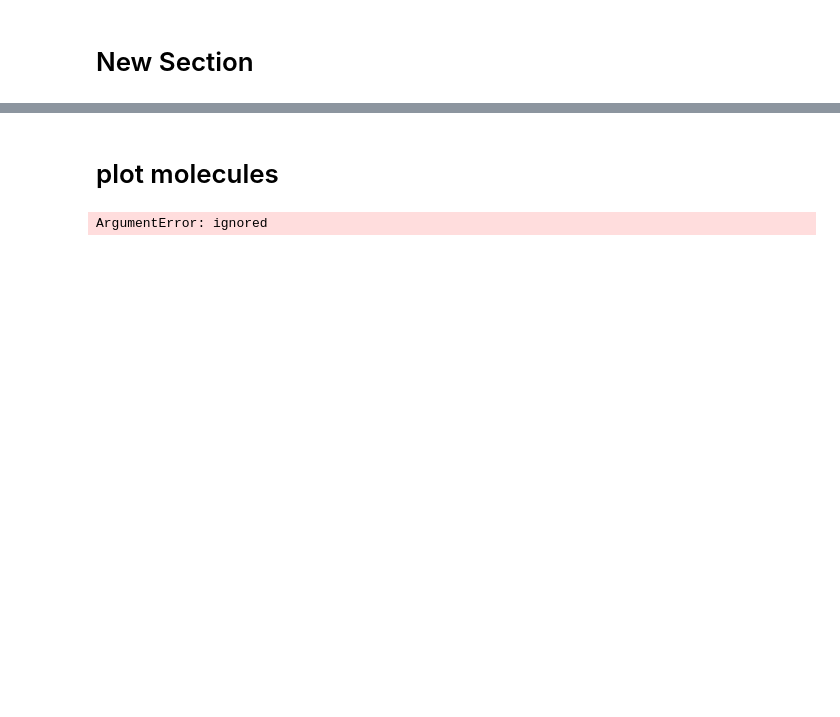
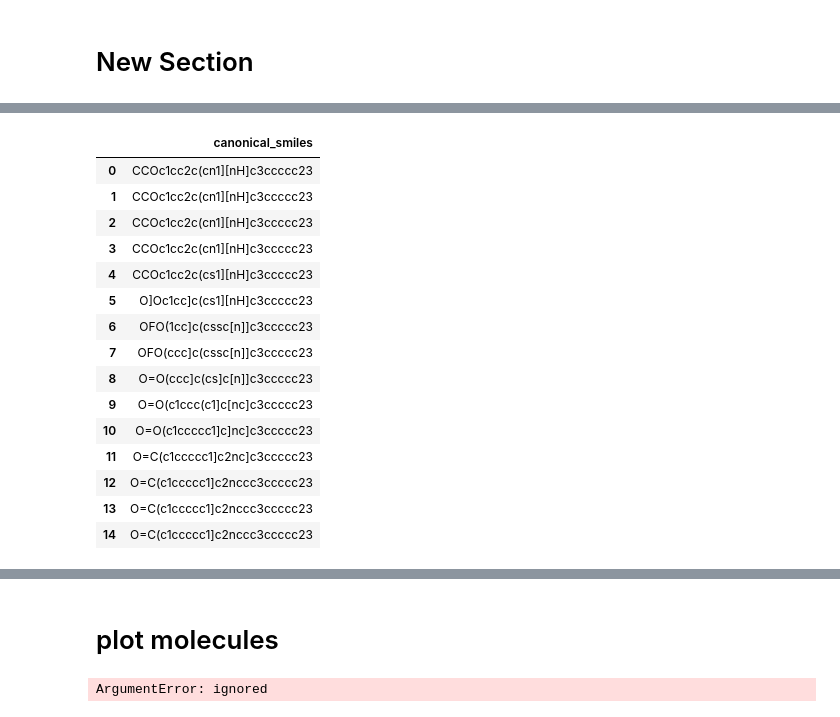
Before and after one commit to ajia90/smilestransformer, a Jupyter notebook: interpolation_notgt_training.ipynb, the cells around one changed output, grey strips where cells are left out. Cells and saved outputs as stored; diff of their text form; code cells hidden in the pictures; blank space fills up the shorter version.

```diff
--- a/interpolation_notgt_training.ipynb
+++ b/interpolation_notgt_training.ipynb
@@ -364,5 +414,3 @@ def linear_interpolation(mol_from, mol_to, steps):
       add = np.reshape(add, (220,1,256))
       inter = np.hstack((add, inter))
     return inter
-# %%
-molecule_morph = linear_interpolation(mol1, mol2, 15)
@@ -395,5 +417,8 @@ decoded_interpolation.shape
 # %%
-interpolation_smiles = get_smiles(decoded_interpolation)
-interpolations = pd.DataFrame(interpolation_smiles)
-interpolations.columns = ['canonical_smiles']
-interpolations
+def decoded_interpolations(mol_from, mol_to, steps):
+  molecule_morph = linear_interpolation(mol_from, mol_to, steps)
+  decoded_interpolation = trfm.decode(torch.from_numpy(molecule_morph).float())
+  interpolation_smiles = get_smiles(decoded_interpolation)
+  interpolations = pd.DataFrame(interpolation_smiles)
+  interpolations.columns = ['canonical_smiles']
+  return interpolations
@@ -423,0 +425,8 @@ interpolations
+# %%
+mol1 = X[:,2,:]
+mol2 = X[:,4,:]
+interpolations1 = decoded_interpolations(mol1, mol2, 15)
+interpolations2 = decoded_interpolations(X[:,5,:], X[:,4,:], 15)
+interpolations3 = decoded_interpolations(X[:,10,:], X[:,3,:], 15)
+interpolations4 = decoded_interpolations(X[:,7,:], X[:,4,:], 15)
+interpolations5 = decoded_interpolations(X[:,6,:], X[:,13,:], 15)
@@ -423,0 +452,19 @@ interpolations
+# %%
+interpolations2
+# %% [output]
+|  | canonical_smiles |
+| 0 | CCOc1cc2c(cn1][nH]c3ccccc23 |
+| 1 | CCOc1cc2c(cn1][nH]c3ccccc23 |
+| 2 | CCOc1cc2c(cn1][nH]c3ccccc23 |
+| 3 | CCOc1cc2c(cn1][nH]c3ccccc23 |
+| 4 | CCOc1cc2c(cs1][nH]c3ccccc23 |
+| 5 | O]Oc1cc]c(cs1][nH]c3ccccc23 |
+| 6 | OFO(1cc]c(cssc[n]]c3ccccc23 |
+| 7 | OFO(ccc]c(cssc[n]]c3ccccc23 |
+| 8 | O=O(ccc]c(cs]c[n]]c3ccccc23 |
+| 9 | O=O(c1ccc(c1]c[nc]c3ccccc23 |
+| 10 | O=O(c1ccccc1]c]nc]c3ccccc23 |
+| 11 | O=C(c1ccccc1]c2nc]c3ccccc23 |
+| 12 | O=C(c1ccccc1]c2nccc3ccccc23 |
+| 13 | O=C(c1ccccc1]c2nccc3ccccc23 |
+| 14 | O=C(c1ccccc1]c2nccc3ccccc23 |
```
Also changed, not shown: parts of 26 cells of this notebook.
